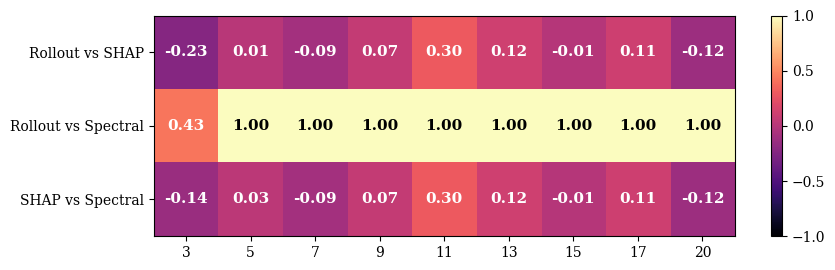
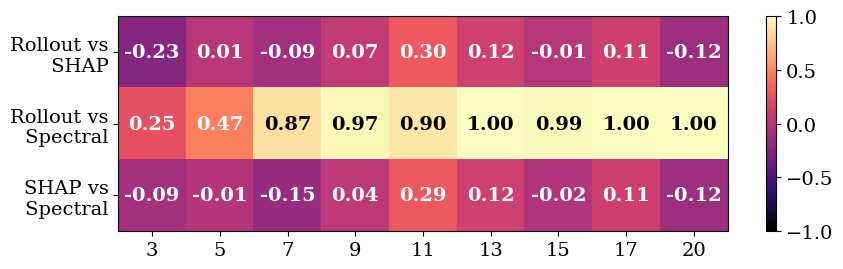
Code edit (unified diff) that turned the first committed figure into the second:
--- before
+++ after
@@ -8,4 +8,5 @@
 corr_sp = []
 
+topk = 72
 cmap = "magma"
 
@@ -20,7 +21,7 @@
     p = np.asarray(df_p["original_position"])
 
-    corr_rs.append(spearmanr(r, s).correlation)
-    corr_rp.append(spearmanr(r, p).correlation)
-    corr_sp.append(spearmanr(s, p).correlation)
+    corr_rs.append(spearmanr(r[:topk], s[:topk]).correlation)
+    corr_rp.append(spearmanr(r[:topk], p[:topk]).correlation)
+    corr_sp.append(spearmanr(s[:topk], p[:topk]).correlation)
 
 # Build matrix
@@ -34,8 +35,9 @@
 # Axis labels
 ax.set_xticks(range(len(NUM_LAYERS)))
-ax.set_xticklabels(NUM_LAYERS)
+ax.set_xticklabels(NUM_LAYERS, fontsize=14)
 
 ax.set_yticks([0, 1, 2])
-ax.set_yticklabels(["Rollout vs SHAP", "Rollout vs Spectral", "SHAP vs Spectral"])
+ax.set_yticklabels(["Rollout vs\n SHAP", "Rollout vs\n Spectral", "SHAP vs\n Spectral"]
+                   , fontsize=14)
 
 for i in range(heatmap_data.shape[0]):
@@ -45,12 +47,13 @@
 
         # choose text color depending on intensity
-        text_color = "white" if abs(value) < 0.6 else "black"
+        text_color = "white" if abs(value) <= 0.6 else "black"
 
         ax.text(j, i, f"{value:.2f}", 
                 ha="center", va="center", 
-                fontsize=11, fontweight="bold",
+                fontsize=14, fontweight="bold",
                 color=text_color)
 
 cbar = plt.colorbar(im)
+cbar.ax.tick_params(labelsize=14)
 # cbar.set_label("Spearman correlation")
 # ax.set_xlabel("Transformer depth L")
@@ -58,4 +61,4 @@
 plt.tight_layout()
 
-plt.savefig("Results/feature_importance_plots/agreement_heatmap.pdf", bbox_inches="tight")
+plt.savefig(f"Results/feature_importance_plots/agreement_top{topk}.pdf", bbox_inches="tight")
 plt.show()

Commit: new notebooks